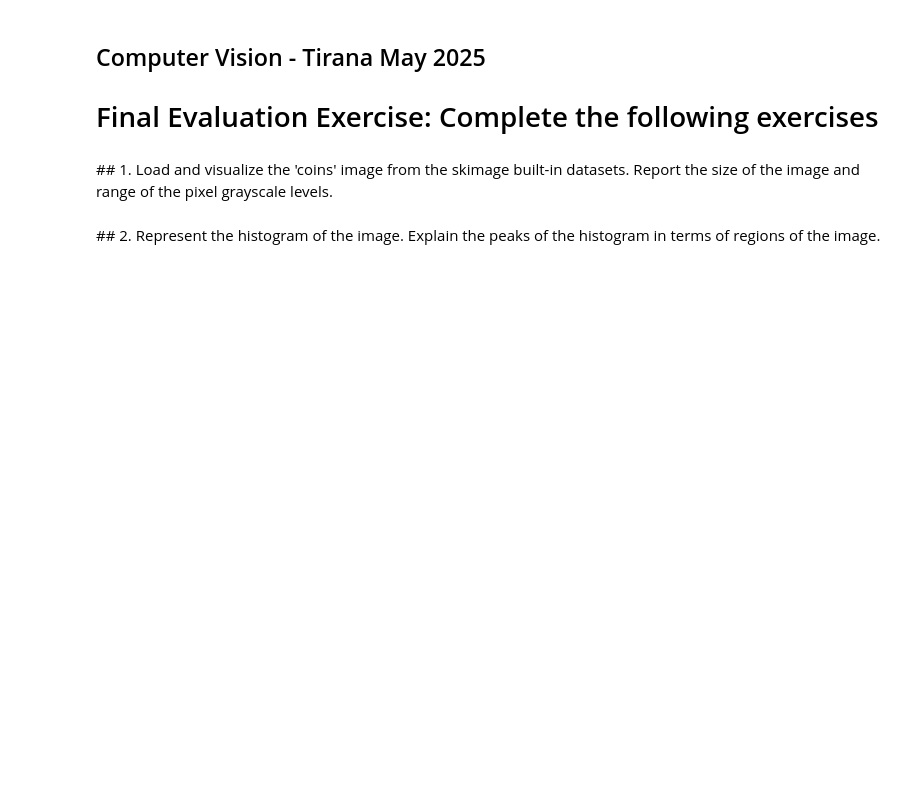
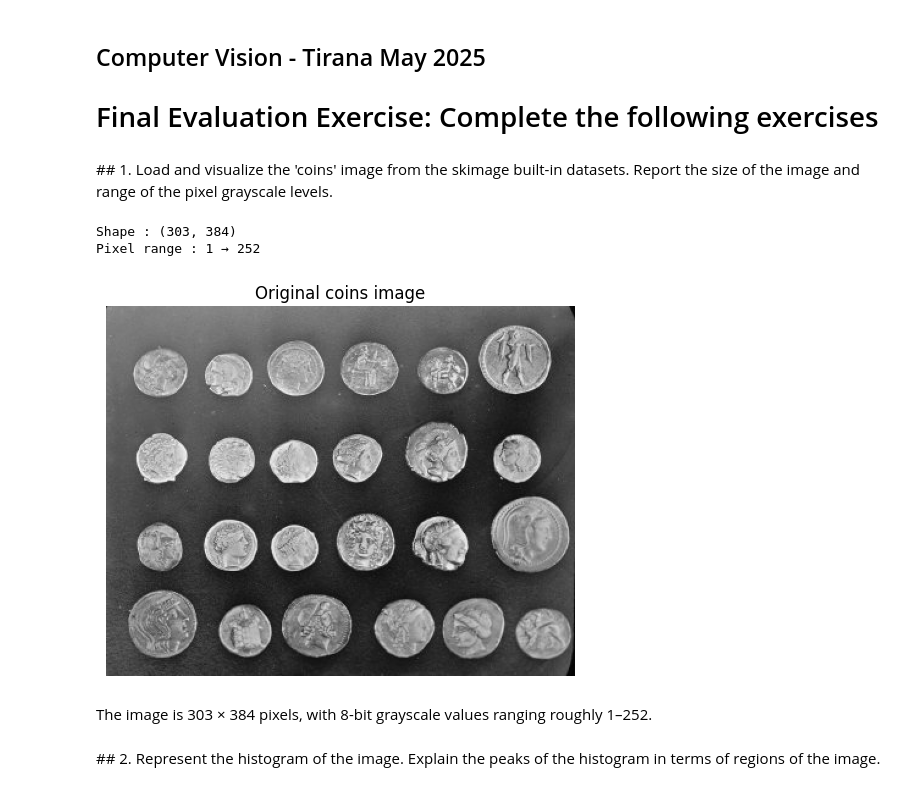
Before and after one commit to fillolafa93/Computer-Vision, a Jupyter notebook: Tirana_CV_Test.ipynb, the cells around one changed output. Cells and saved outputs as stored; diff of their text form; code cells hidden in the pictures; blank space fills up the shorter version.

```diff
--- a/Tirana_CV_Test.ipynb
+++ b/Tirana_CV_Test.ipynb
@@ -5,5 +5,26 @@
 # Final Evaluation Exercise: Complete the following exercises
 # %% [markdown]
 ## 1. Load and visualize the 'coins' image from the skimage built-in datasets. Report the size of the image and range of the pixel grayscale levels.
+# %%
+import numpy as np
+import matplotlib.pyplot as plt
+# Load skimage's built-in test image
+coins = data.coins()
+
+# Basic info
+print("Shape :", coins.shape)
+print("Pixel range :", coins.min(), "→", coins.max())
+
+# Display
+plt.imshow(coins, cmap="gray")
+plt.title("Original coins image")
+plt.axis("off")
+plt.show()
+# %% [output]
+Shape : (303, 384)
+Pixel range : 1 → 252
+[figure, added]
+# %% [markdown]
+The image is 303 × 384 pixels, with 8-bit grayscale values ranging roughly 1–252.
 # %% [markdown]
 ## 2. Represent the histogram of the image. Explain the peaks of the histogram in terms of regions of the image.
```
Also changed, not shown: parts of 14 cells of this notebook.
